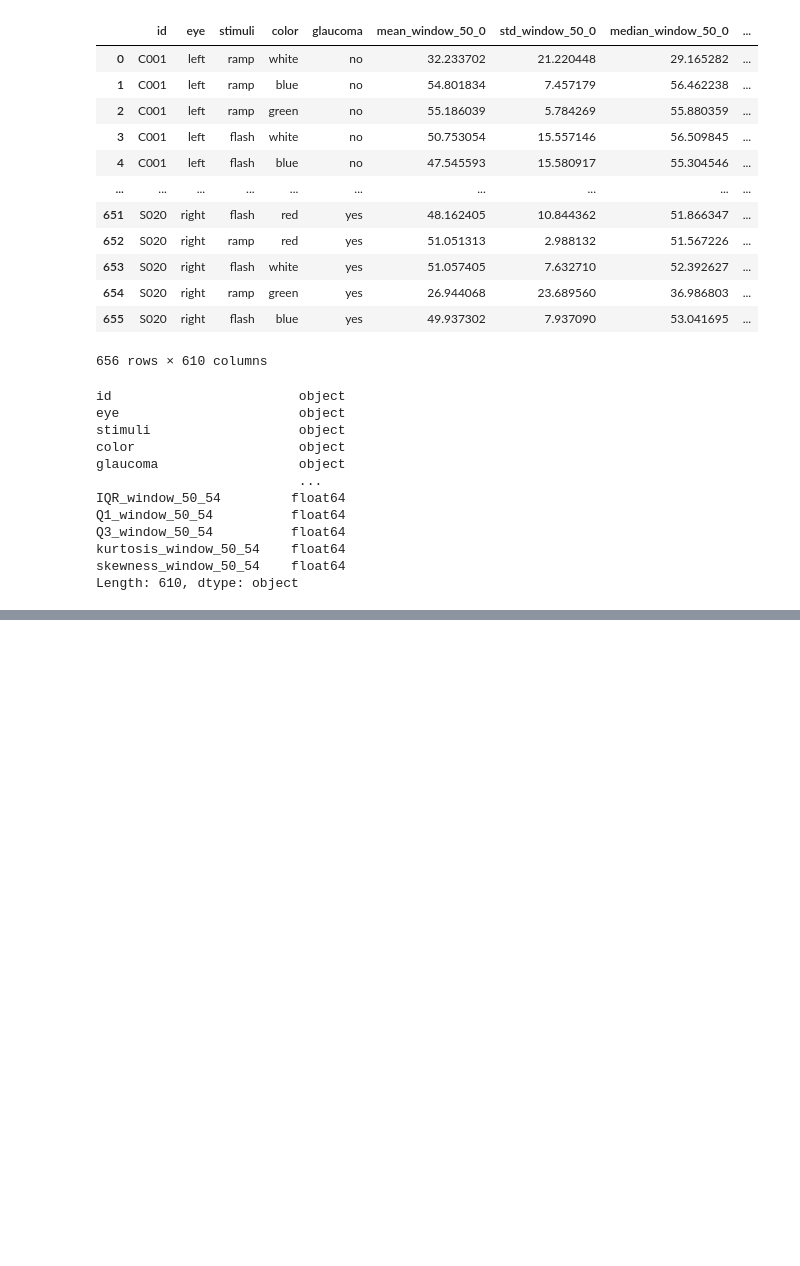
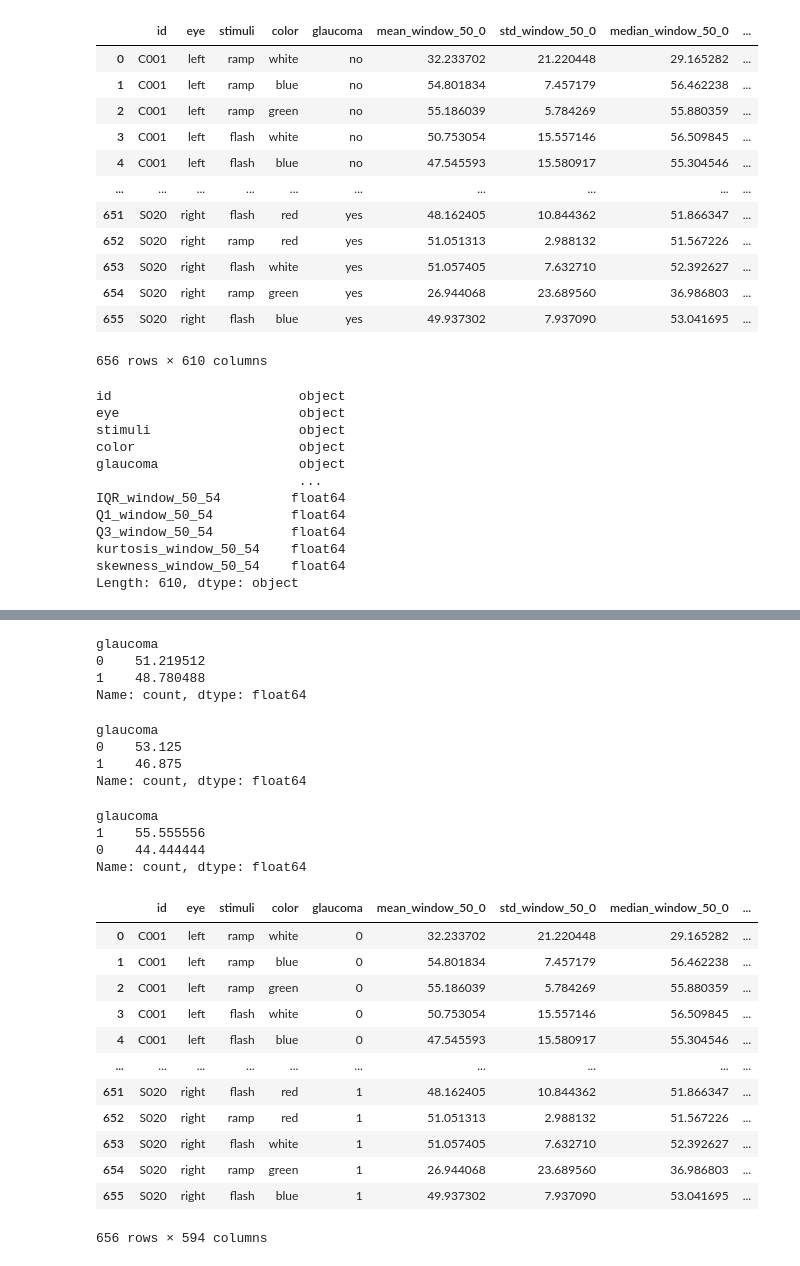
Before and after one commit to Manelzc/Trabajo_de_Titulo_PLR_ML, a Jupyter notebook: exploration.ipynb, the cells around one changed output, grey strips where cells are left out. Saved outputs shown, nothing was run; the diff lists cells and outputs as text; code cells hidden in the pictures; blank space fills up the shorter version.

```diff
--- a/exploration.ipynb
+++ b/exploration.ipynb
@@ -38,0 +99,4 @@ Length: 610, dtype: object
+# %%
+# Eliminar columnas que contienen cualquier valor NaN
+df = df.dropna(axis=1)
+nulls = check_nulls(df)
@@ -38,0 +113,9 @@ Length: 610, dtype: object
+# %%
+pd.set_option('future.no_silent_downcasting', True)
+df = df.replace({'yes': 1, 'no': 0})
+
+# Convertir la columna 'glaucoma' a tipo numérico
+df['glaucoma'] = df['glaucoma'].astype(int)
+
+# Verificar el tipo de dato de la columna
+print(df.dtypes['glaucoma'])
@@ -38,0 +206,40 @@ Length: 610, dtype: object
+# %%
+# distribución original
+labels.value_counts() / labels.count() * 100
+# %% [output]
+glaucoma
+0    51.219512
+1    48.780488
+Name: count, dtype: float64
+# %%
+# conjunto de entrenamiento
+y_train.value_counts() / y_train.count() * 100
+# %% [output]
+glaucoma
+0    53.125
+1    46.875
+Name: count, dtype: float64
+# %%
+# conjunto de pruebas
+y_test.value_counts() / y_test.count() * 100
+# %% [output]
+glaucoma
+1    55.555556
+0    44.444444
+Name: count, dtype: float64
+# %%
+df
+# %% [output]
+|  | id | eye | stimuli | color | glaucoma | mean_window_50_0 | std_window_50_0 | median_window_50_0 | ... |
+| 0 | C001 | left | ramp | white | 0 | 32.233702 | 21.220448 | 29.165282 | ... |
+| 1 | C001 | left | ramp | blue | 0 | 54.801834 | 7.457179 | 56.462238 | ... |
+| 2 | C001 | left | ramp | green | 0 | 55.186039 | 5.784269 | 55.880359 | ... |
+| 3 | C001 | left | flash | white | 0 | 50.753054 | 15.557146 | 56.509845 | ... |
+| 4 | C001 | left | flash | blue | 0 | 47.545593 | 15.580917 | 55.304546 | ... |
+| ... | ... | ... | ... | ... | ... | ... | ... | ... | ... |
+| 651 | S020 | right | flash | red | 1 | 48.162405 | 10.844362 | 51.866347 | ... |
+| 652 | S020 | right | ramp | red | 1 | 51.051313 | 2.988132 | 51.567226 | ... |
+| 653 | S020 | right | flash | white | 1 | 51.057405 | 7.632710 | 52.392627 | ... |
+| 654 | S020 | right | ramp | green | 1 | 26.944068 | 23.689560 | 36.986803 | ... |
+| 655 | S020 | right | flash | blue | 1 | 49.937302 | 7.937090 | 53.041695 | ... |
+656 rows × 594 columns
```
Also changed, not shown: parts of 46 cells of this notebook.
